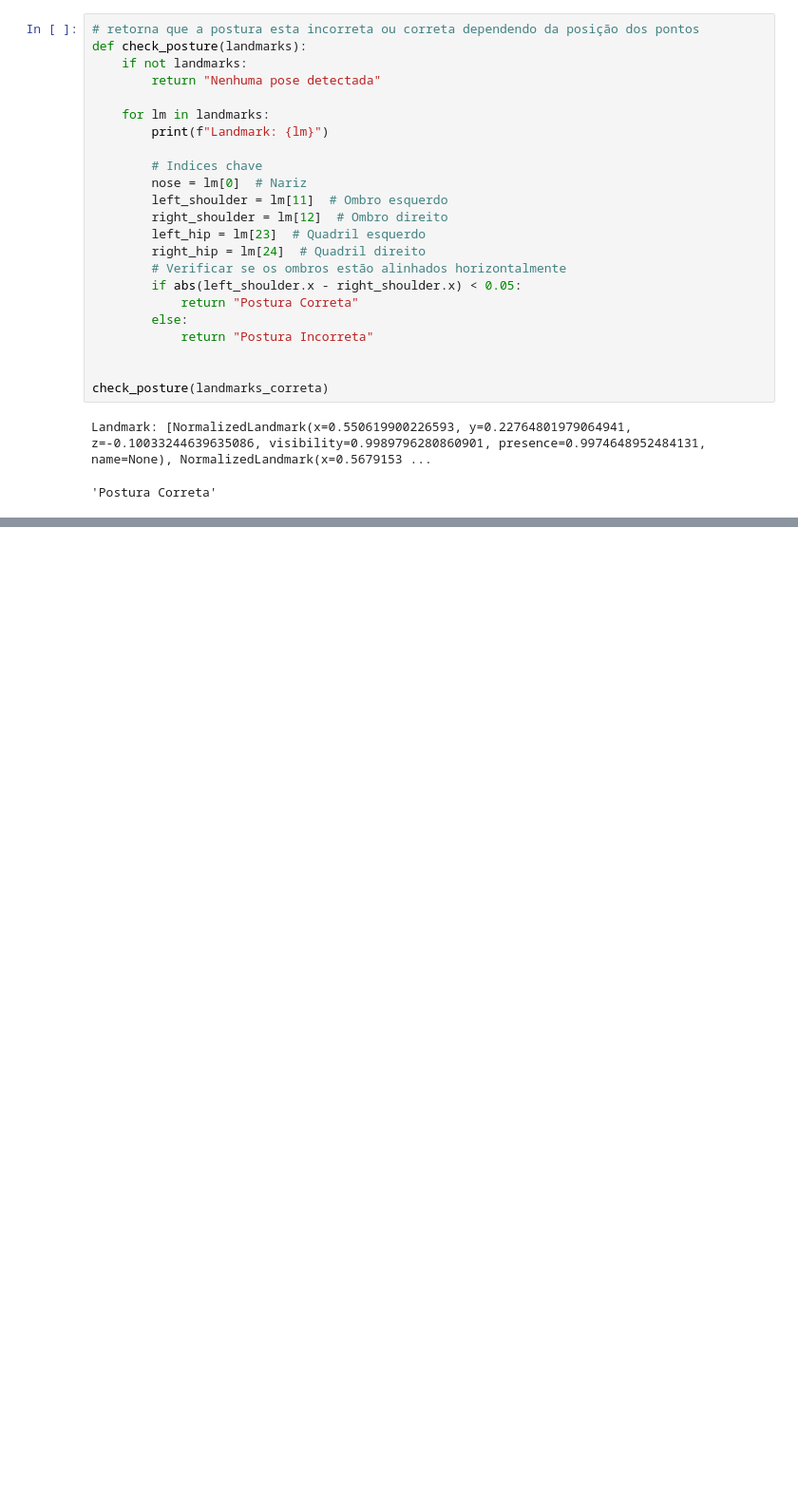
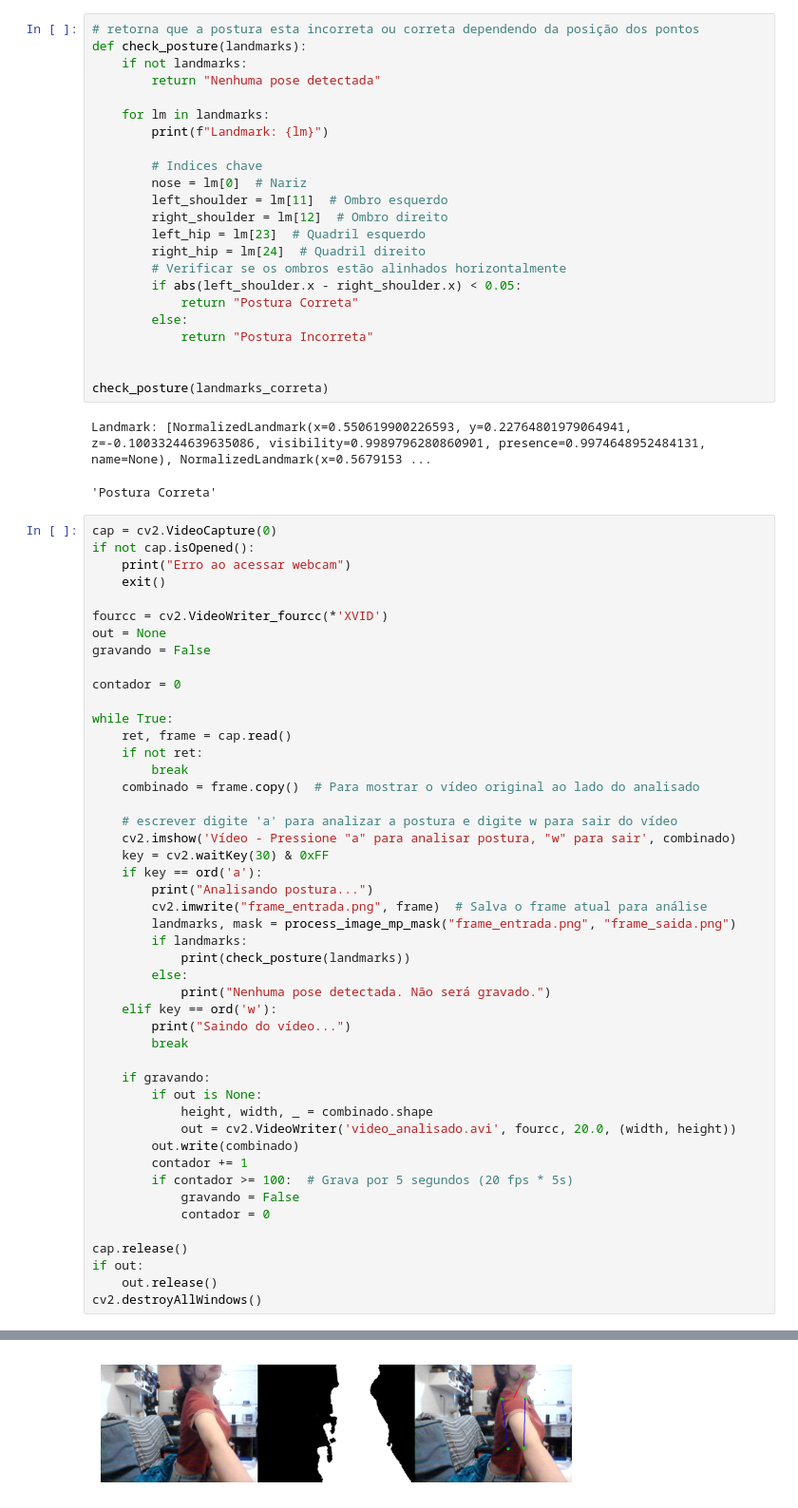
Before and after one commit to yoochuua/Processamento-digital-imagens, a Jupyter notebook: projeto/script.ipynb, the cells around one changed output, grey strips where cells are left out. Shown at 95% size. Drawn from its saved outputs; the diff is of its cells as text; blank space fills up the shorter version.

Commit message:
video analizando postura

```diff
--- a/projeto/script.ipynb
+++ b/projeto/script.ipynb
@@ -717,3 +718,51 @@ check_posture(landmarks_correta)
 # %% [output]
 Landmark: [NormalizedLandmark(x=0.550619900226593, y=0.22764801979064941, z=-0.10033244639635086, visibility=0.9989796280860901, presence=0.9974648952484131, name=None), NormalizedLandmark(x=0.5679153 ...
 'Postura Correta'
+# %%
+cap = cv2.VideoCapture(0)
+if not cap.isOpened():
+    print("Erro ao acessar webcam")
+    exit()
+
+fourcc = cv2.VideoWriter_fourcc(*'XVID')
+out = None
+gravando = False
+
+contador = 0
+
+while True:
+    ret, frame = cap.read()
+    if not ret:
+        break
+    combinado = frame.copy()  # Para mostrar o vídeo original ao lado do analisado
+
+    # escrever digite 'a' para analizar a postura e digite w para sair do vídeo
+    cv2.imshow('Vídeo - Pressione "a" para analisar postura, "w" para sair', combinado)
+    key = cv2.waitKey(30) & 0xFF
+    if key == ord('a'):
+        print("Analisando postura...")
+        cv2.imwrite("frame_entrada.png", frame)  # Salva o frame atual para análise
+        landmarks, mask = process_image_mp_mask("frame_entrada.png", "frame_saida.png")
+        if landmarks:
+            print(check_posture(landmarks))
+        else:
+            print("Nenhuma pose detectada. Não será gravado.")
+    elif key == ord('w'):
+        print("Saindo do vídeo...")
+        break
+
+    if gravando:
+        if out is None:
+            height, width, _ = combinado.shape
+            out = cv2.VideoWriter('video_analisado.avi', fourcc, 20.0, (width, height))
+        out.write(combinado)
+        contador += 1
+        if contador >= 100:  # Grava por 5 segundos (20 fps * 5s)
+            gravando = False
+            contador = 0
+
+cap.release()
+if out:
+    out.release()
+cv2.destroyAllWindows()
+# %% [output]
@@ -719,0 +788 @@ Landmark: [NormalizedLandmark(x=0.550619900226593, y=0.22764801979064941, z=-0.1
+[figure, added]
```
Also changed, not shown: parts of 5 cells of this notebook, 4 other files.
